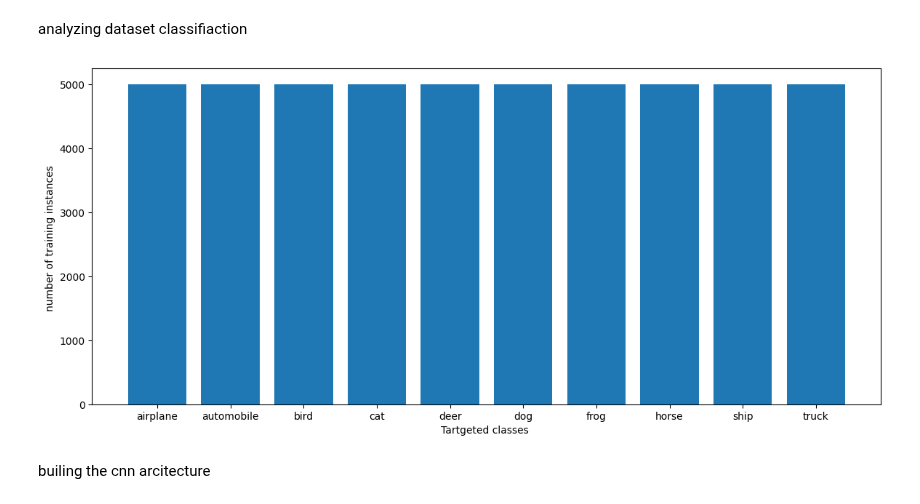
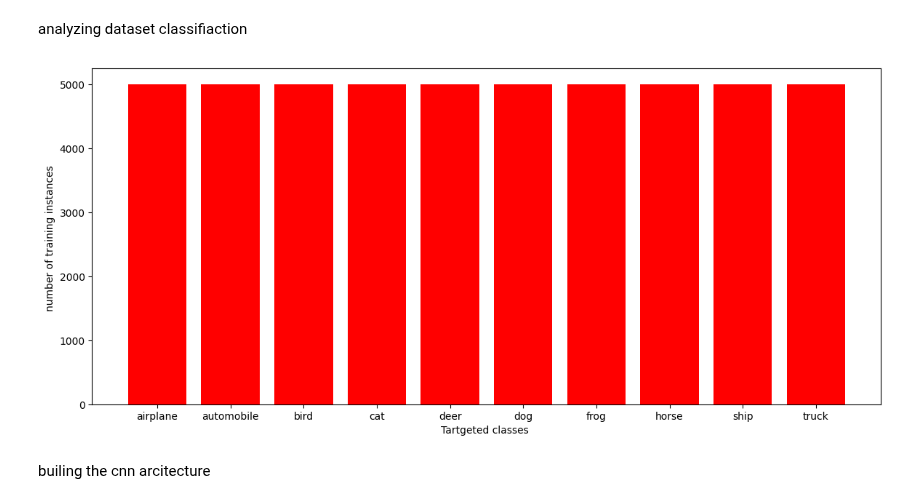
Before and after one commit to shovo896/DeepLearning2, a Jupyter notebook: cnn.ipynb, the cells around one changed output. Drawn from its saved outputs; the diff is of its cells as text; code cells hidden in the pictures.

```diff
--- a/cnn.ipynb
+++ b/cnn.ipynb
@@ -34,16 +34,16 @@ analyzing dataset classifiaction
 # %%
 classes=[]
 for batch_idx,data in enumerate(train_loader):
        x,y=data
        classes.extend(y.tolist())
 unique,counts=np.unique(classes,return_counts=True)
 names=list(test_dataset.class_to_idx.keys())
-plt.bar(names,counts)
+plt.bar(names,counts,color='red')
 plt.xlabel("Tartgeted classes ")
 plt.ylabel("number of training instances ")
 plt.show()
 # %% [output]
-[figure, old version]
+[figure, new version]
 # %% [markdown]
 builing the cnn arcitecture
 # %%
```
